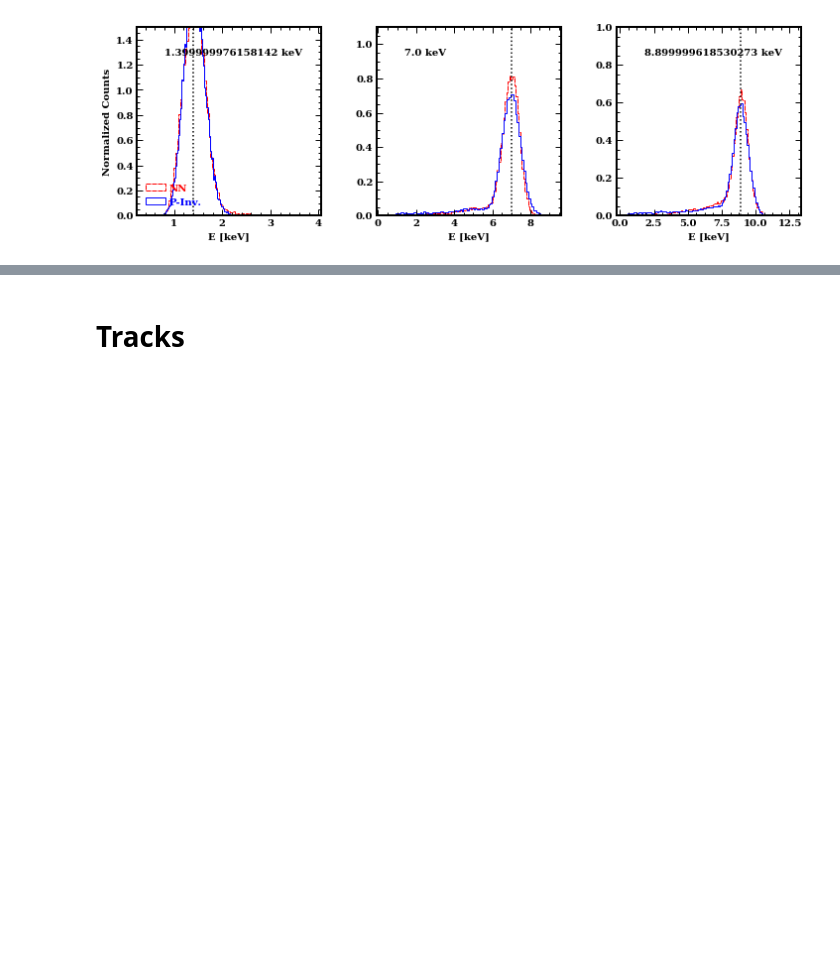
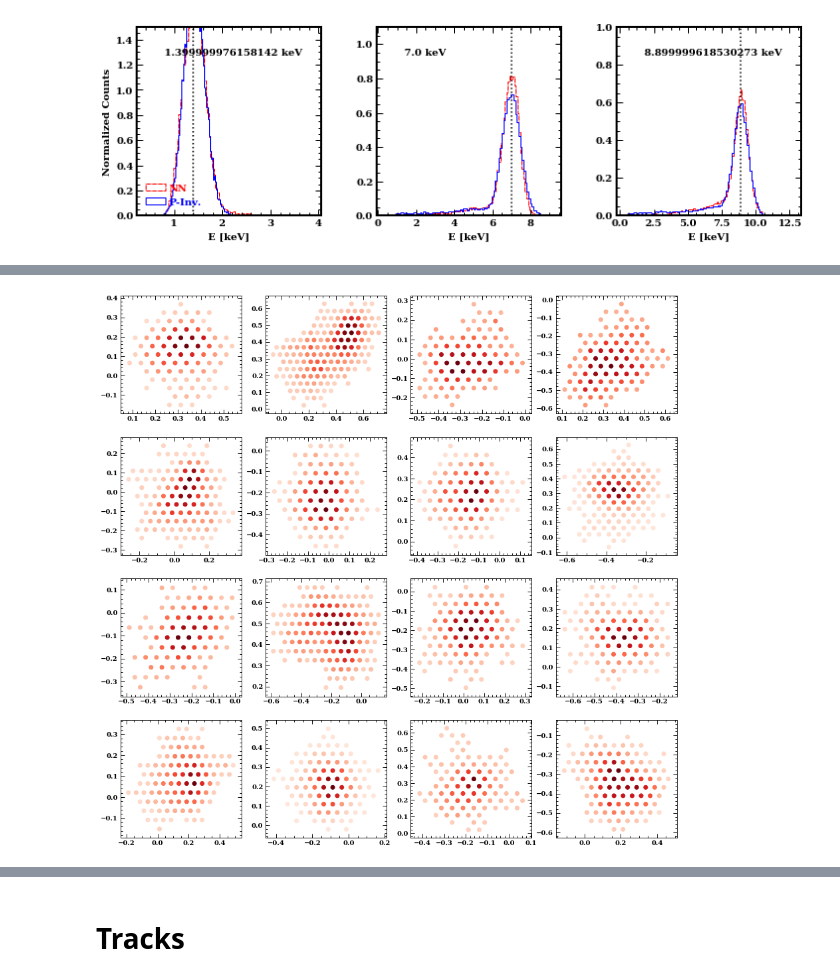
Before and after one commit to alpv95/IXPEML, a Jupyter notebook: notebooks/Error_checks.ipynb, the cells around one changed output, grey strips where cells are left out. Cells and saved outputs as stored; diff of their text form; code cells hidden in the pictures; blank space fills up the shorter version.

```diff
--- a/notebooks/Error_checks.ipynb
+++ b/notebooks/Error_checks.ipynb
@@ -509,0 +602,9 @@ for color, text in zip(["r","b"],leg.get_texts()):
+# %%
+fig, axs = plt.subplots(figsize=(15,15),ncols=4,nrows=4)
+tail = (PHA < 15000) * (Z > 10.5)
+
+for tdx, ax in enumerate(axs.flat):
+    ax.scatter(X[tail][tdx], Y[tail][tdx], c=C[tail][tdx], cmap="Reds"
+               ,vmin=-60)
+# %% [output]
+[figure, added]
```
Also changed, not shown: parts of 9 cells of this notebook, 2 other files.
